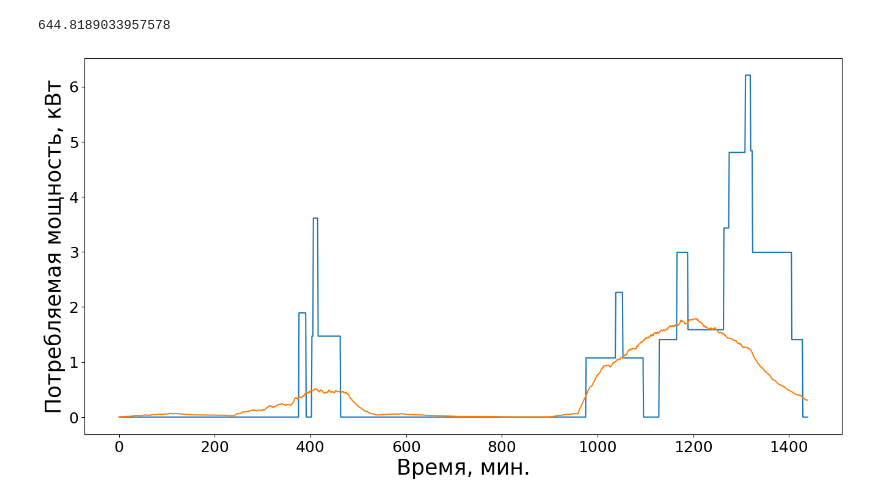
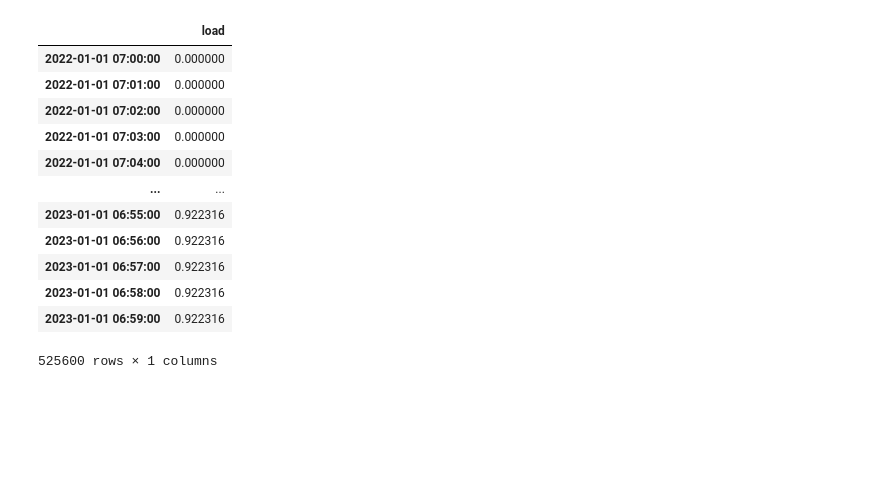
Before and after one commit to Shai670/Residential_consumption_modeling, a Jupyter notebook: Battery.ipynb, the cells around one changed output. Saved outputs shown, nothing was run; the diff lists cells and outputs as text; code cells hidden in the pictures; blank space fills up the shorter version.

```diff
--- a/Battery.ipynb
+++ b/Battery.ipynb
@@ -149,41 +116,23 @@ for _ in range(500):
       electric_load.append(power_dt)
 
     profile_dataset.append(electric_load)
-# %%
-obj_list = []
-obj_list = add_eq(obj_list, N=class1_N, power=class1_power, sessions=class1_sessions, switch_proba=class1_switch, tou_proba=class1_tou)
-obj_list = add_eq(obj_list, N=class2_N, power=class2_power, sessions=class2_sessions, switch_proba=class2_switch, tou_proba=class2_tou)
-obj_list = add_eq(obj_list, N=class3_N, power=class3_power, sessions=class3_sessions, switch_proba=class3_switch, tou_proba=class3_tou)
-electric_load = []
-
-for dt in range(24*60): # шаг моделирования - 1 мин
-  power_dt = 0 # обнуляем переменную мощности данного шага моделирования
-  for eq in obj_list: # для каждого электроприбора
-    for s in range(eq.sessions): # перебрать все включения электроприбора за день
-      if eq.turn_on[s] == dt: # если время включения равно текущему времени моделирования,
-        eq.state = 1 # то включить прибор
-      if eq.turn_off[s] == dt: # если время отключения равно текущему времени моделирования,
-        eq.state = 0 # то отключить прибор
-    if eq.state == 1: # если электроприбора включен, то
-      power_dt += eq.power # увеличить потребляемую мощность на мощность включенного электроприбора
-  electric_load.append(power_dt)
-
-plt.rcParams.update({'axes.titlesize': 25, # заголовок
-                    'xtick.labelsize': 18, # метки осей Х
-                    'ytick.labelsize': 18, # метки осей Y
-                    'legend.fontsize' : 16, # легенда
-                    'axes.labelsize': 25})  # название осей
-plt.figure(figsize=(16,8))
-plt.plot(electric_load)
-df = np.array(profile_dataset)
-plt.plot(df.mean(axis=0))
-# подписи осей
-plt.xlabel('Время, мин.')
-plt.ylabel('Потребляемая мощность, кВт')
-sum(df.mean(axis=0))
-# %% [output]
-644.8189033957578
-[figure, removed]
+# %%
+load = pd.DataFrame(np.array(profile_dataset).reshape(365*1440,), columns=['load'], index=pd.date_range(start=pv.index[0], periods=525600, freq='MIN'))
+load
+# %% [output]
+|  | load |
+| 2022-01-01 07:00:00 | 0.000000 |
+| 2022-01-01 07:01:00 | 0.000000 |
+| 2022-01-01 07:02:00 | 0.000000 |
+| 2022-01-01 07:03:00 | 0.000000 |
+| 2022-01-01 07:04:00 | 0.000000 |
+| ... | ... |
+| 2023-01-01 06:55:00 | 0.922316 |
+| 2023-01-01 06:56:00 | 0.922316 |
+| 2023-01-01 06:57:00 | 0.922316 |
+| 2023-01-01 06:58:00 | 0.922316 |
+| 2023-01-01 06:59:00 | 0.922316 |
+525600 rows × 1 columns
 # %%
 class battery:
 
```
Also changed, not shown: parts of 10 cells of this notebook.
